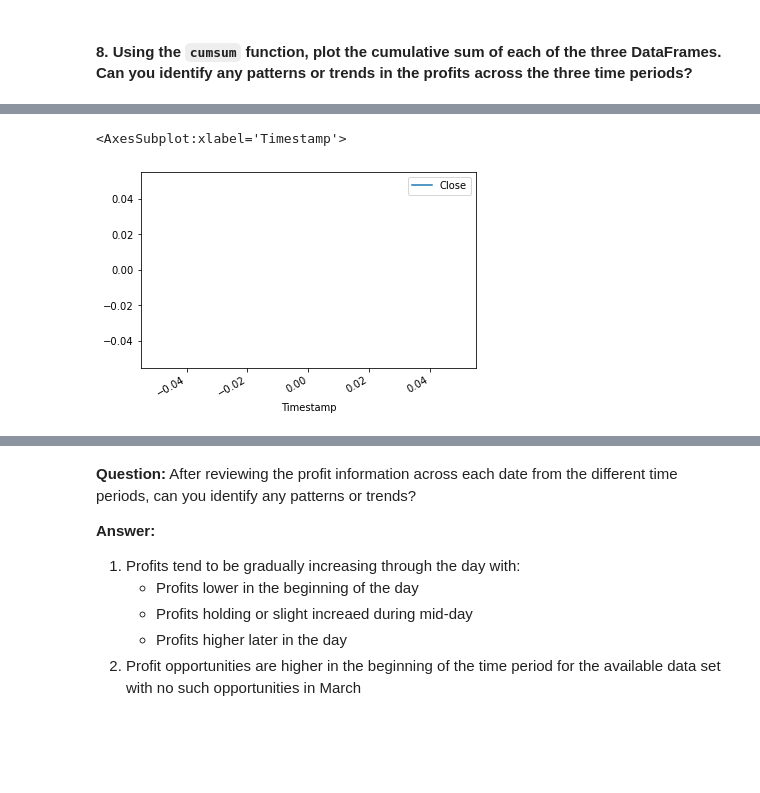
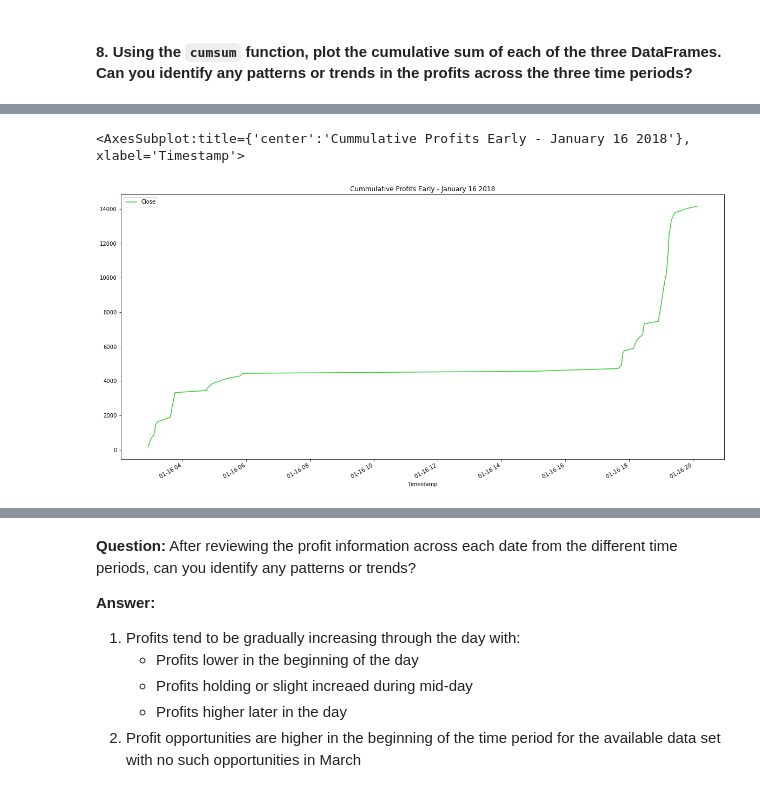
Before and after one commit to msashokkumar/03_crypto_arbitrage, a Jupyter notebook: crypto_arbitrage.ipynb, the cells around one changed output, grey strips where cells are left out. Saved outputs shown, nothing was run; the diff lists cells and outputs as text; code cells hidden in the pictures; blank space fills up the shorter version.

```diff
--- a/crypto_arbitrage.ipynb
+++ b/crypto_arbitrage.ipynb
@@ -811,6 +822,7 @@ cumulative_profit_middle.plot()
-# %%
-cumulative_profit_late = profit_late.cumsum()
-cumulative_profit_late.plot()
-# %% [output]
-<AxesSubplot:xlabel='Timestamp'>
-[figure, removed]
+# %%
+# Using cumsum() to calculate cummulative sum for January 16 2018
+cumulative_profit_early = profit_per_trade_early.cumsum()
+cumulative_profit_early.plot(figsize=(20,10), color='limegreen', title='Cummulative Profits Early - January 16 2018')
+# %% [output]
+<AxesSubplot:title={'center':'Cummulative Profits Early - January 16 2018'}, xlabel='Timestamp'>
+[figure, added]
```
Also changed, not shown: parts of 42 cells of this notebook.
